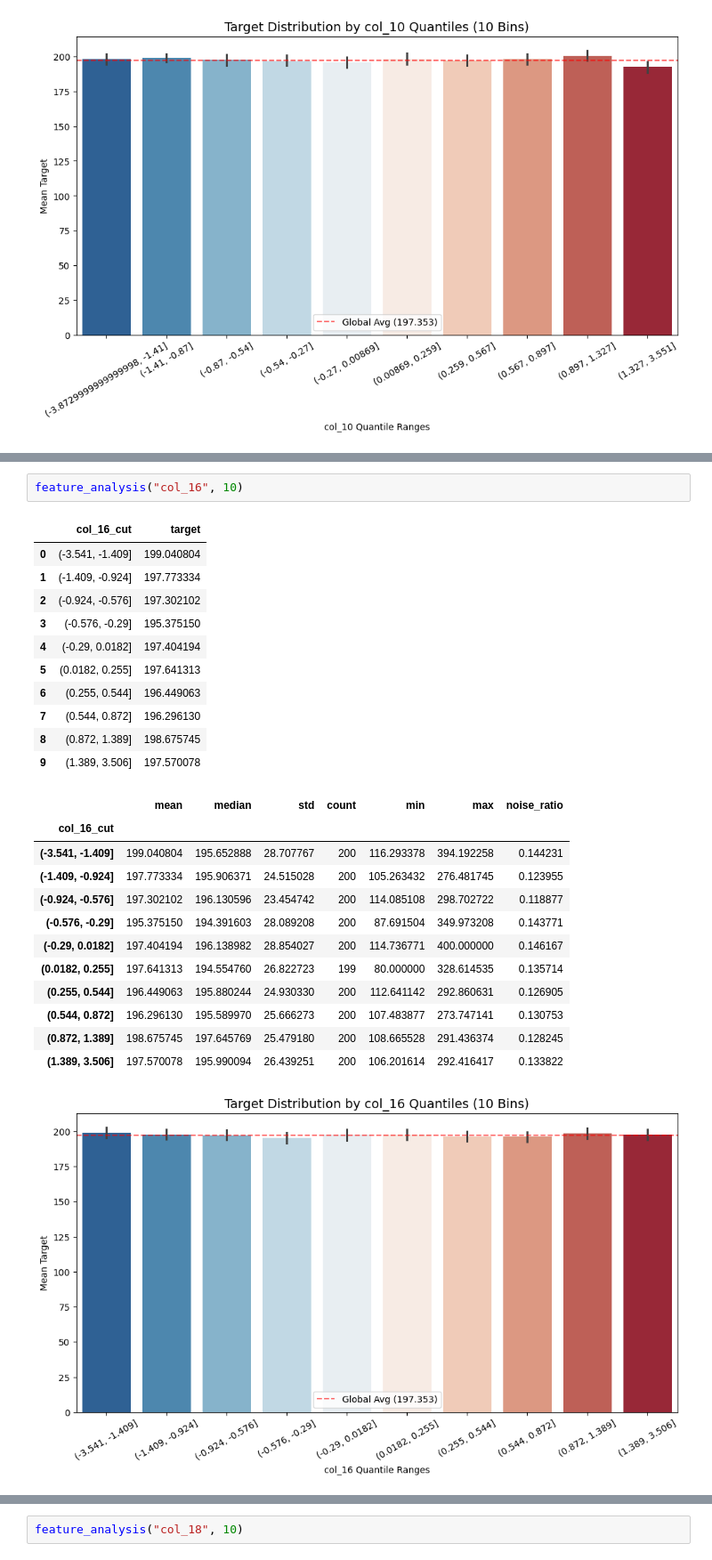
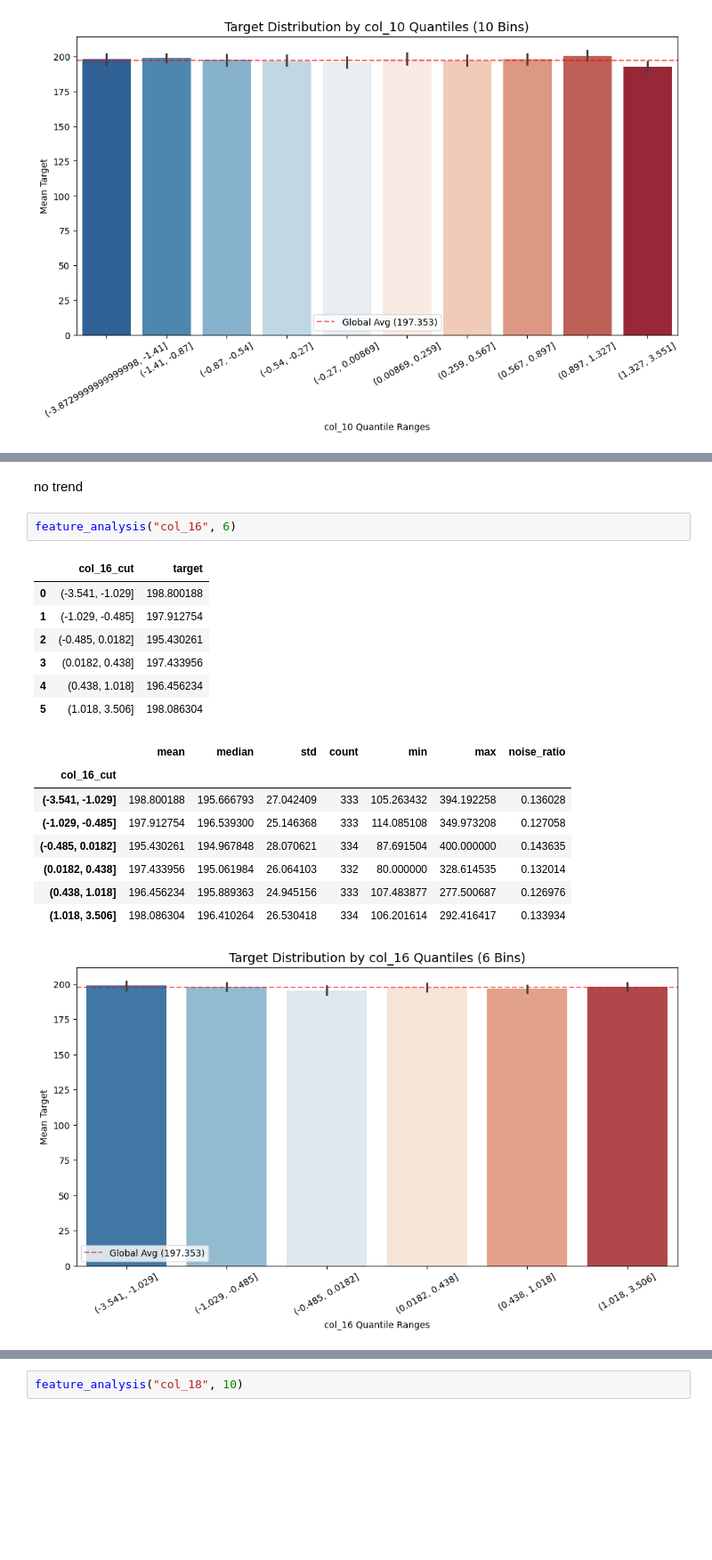
Before and after one commit to M-Rodani1/qmml-market-making-hackathon, a Jupyter notebook: round_8/round_8.ipynb, the cells around one changed output, grey strips where cells are left out. Shown at 89% size. Cells and saved outputs as stored; diff of their text form; blank space fills up the shorter version.

```diff
--- a/round_8/round_8.ipynb
+++ b/round_8/round_8.ipynb
@@ -651,27 +552,21 @@ feature_analysis("col_15", 10)
+# %% [markdown]
+no trend
 # %%
-feature_analysis("col_16", 10)
+feature_analysis("col_16", 6)
 # %% [output]
 |  | col_16_cut | target |
-| 0 | (-3.541, -1.409] | 199.040804 |
-| 1 | (-1.409, -0.924] | 197.773334 |
-| 2 | (-0.924, -0.576] | 197.302102 |
-| 3 | (-0.576, -0.29] | 195.375150 |
-| 4 | (-0.29, 0.0182] | 197.404194 |
-| 5 | (0.0182, 0.255] | 197.641313 |
-| 6 | (0.255, 0.544] | 196.449063 |
-| 7 | (0.544, 0.872] | 196.296130 |
-| 8 | (0.872, 1.389] | 198.675745 |
-| 9 | (1.389, 3.506] | 197.570078 |
+| 0 | (-3.541, -1.029] | 198.800188 |
+| 1 | (-1.029, -0.485] | 197.912754 |
+| 2 | (-0.485, 0.0182] | 195.430261 |
+| 3 | (0.0182, 0.438] | 197.433956 |
+| 4 | (0.438, 1.018] | 196.456234 |
+| 5 | (1.018, 3.506] | 198.086304 |
 |  | mean | median | std | count | min | max | noise_ratio |
 | col_16_cut |  |  |  |  |  |  |  |
-| (-3.541, -1.409] | 199.040804 | 195.652888 | 28.707767 | 200 | 116.293378 | 394.192258 | 0.144231 |
-| (-1.409, -0.924] | 197.773334 | 195.906371 | 24.515028 | 200 | 105.263432 | 276.481745 | 0.123955 |
-| (-0.924, -0.576] | 197.302102 | 196.130596 | 23.454742 | 200 | 114.085108 | 298.702722 | 0.118877 |
-| (-0.576, -0.29] | 195.375150 | 194.391603 | 28.089208 | 200 | 87.691504 | 349.973208 | 0.143771 |
-| (-0.29, 0.0182] | 197.404194 | 196.138982 | 28.854027 | 200 | 114.736771 | 400.000000 | 0.146167 |
-| (0.0182, 0.255] | 197.641313 | 194.554760 | 26.822723 | 199 | 80.000000 | 328.614535 | 0.135714 |
-| (0.255, 0.544] | 196.449063 | 195.880244 | 24.930330 | 200 | 112.641142 | 292.860631 | 0.126905 |
-| (0.544, 0.872] | 196.296130 | 195.589970 | 25.666273 | 200 | 107.483877 | 273.747141 | 0.130753 |
-| (0.872, 1.389] | 198.675745 | 197.645769 | 25.479180 | 200 | 108.665528 | 291.436374 | 0.128245 |
-| (1.389, 3.506] | 197.570078 | 195.990094 | 26.439251 | 200 | 106.201614 | 292.416417 | 0.133822 |
+| (-3.541, -1.029] | 198.800188 | 195.666793 | 27.042409 | 333 | 105.263432 | 394.192258 | 0.136028 |
+| (-1.029, -0.485] | 197.912754 | 196.539300 | 25.146368 | 333 | 114.085108 | 349.973208 | 0.127058 |
+| (-0.485, 0.0182] | 195.430261 | 194.967848 | 28.070621 | 334 | 87.691504 | 400.000000 | 0.143635 |
+| (0.0182, 0.438] | 197.433956 | 195.061984 | 26.064103 | 332 | 80.000000 | 328.614535 | 0.132014 |
+| (0.438, 1.018] | 196.456234 | 195.889363 | 24.945156 | 333 | 107.483877 | 277.500687 | 0.126976 |
+| (1.018, 3.506] | 198.086304 | 196.410264 | 26.530418 | 334 | 106.201614 | 292.416417 | 0.133934 |
-[figure, old version]
+[figure, new version]
```
Also changed, not shown: parts of 37 cells of this notebook.
